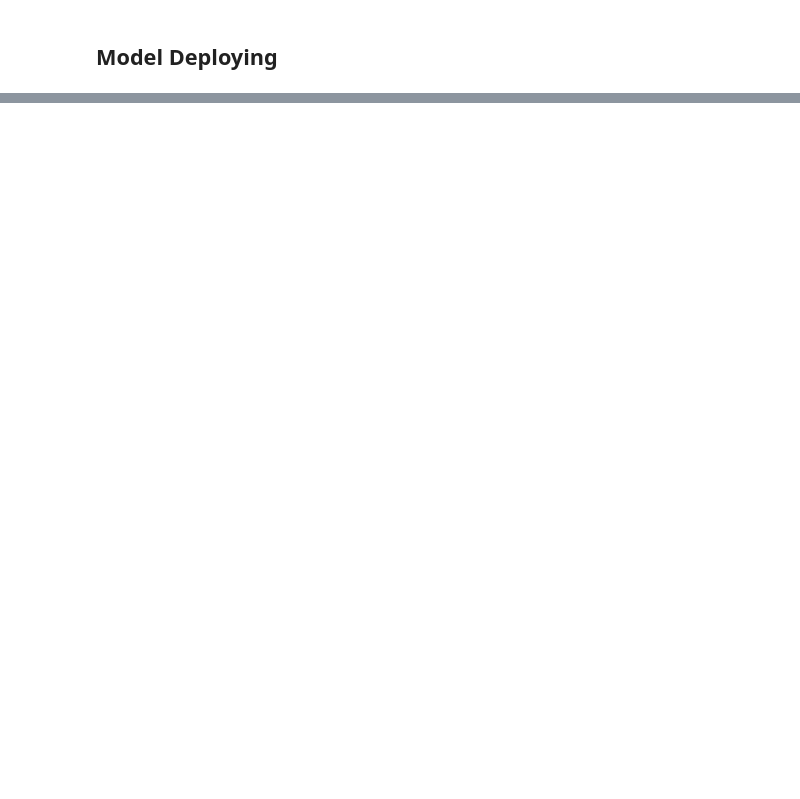
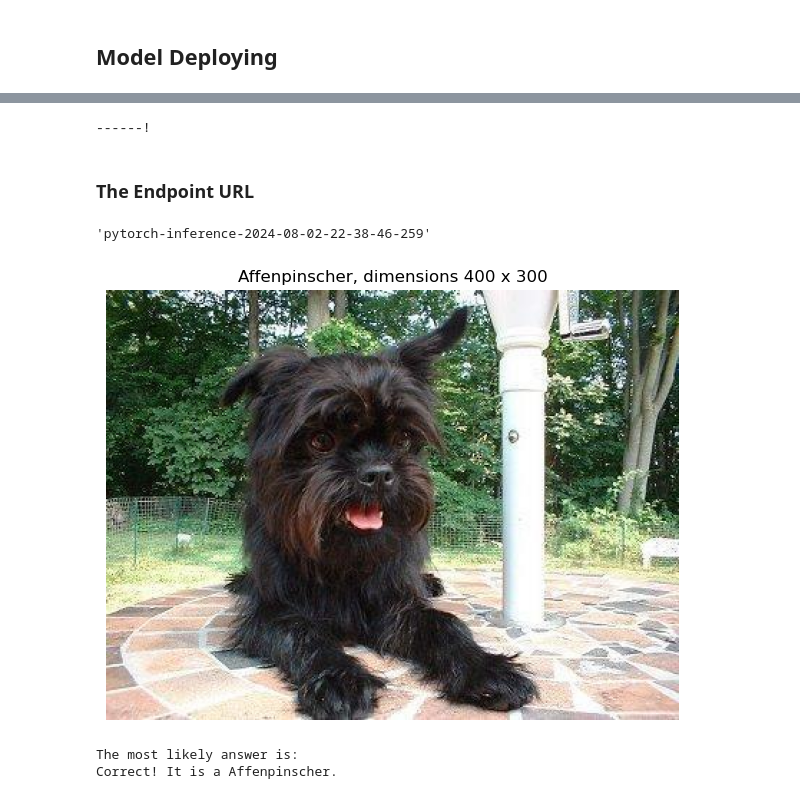
Before and after one commit to LesterFreamon/udacity-ml-aws, a Jupyter notebook: deploy_deep_learning_models_on_sagemaker/project_4/train_and_deploy.ipynb, the cells around one changed output, grey strips where cells are left out. Drawn from its saved outputs; the diff is of its cells as text; code cells hidden in the pictures; blank space fills up the shorter version.

Commit message:
first run

```diff
--- a/deploy_deep_learning_models_on_sagemaker/project_4/train_and_deploy.ipynb
+++ b/deploy_deep_learning_models_on_sagemaker/project_4/train_and_deploy.ipynb
@@ -525,0 +604,57 @@ response = predictor.predict(image)
+# %%
+predictor = predictor_model.deploy(initial_instance_count=1, instance_type='ml.m5.large')
+# %% [output]
+------!
+# %% [markdown]
+### The Endpoint URL
+# %%
+# find the endpoing
+predictor.endpoint_name
+# %% [output]
+'pytorch-inference-2024-08-02-22-38-46-259'
+# %%
+with open(first_path, "rb") as f:
+    img_bytes = f.read()
+# %%
+response=predictor.predict(img_bytes, initial_args={"ContentType": "image/jpeg"})
+# %%
+def predict_and_show(img_path: str, label_number: int, label_name: str, predictor: ImagePredictor) -> None:
+    """
+    Show image and prediction
+    """
+    with open(img_path, "rb") as f:
+        img_bytes = f.read()
+
+    # show image
+    image = mpimg.imread(img_path)
+
+    height, width, channels = image.shape
+
+    # not subplots
+    fig, axs = plt.subplots(1, 1)
+
+    # Display the image
+    axs.imshow(image)
+    axs.set_title(f'{label_name}, dimensions {width} x {height}')
+    axs.axis('off')
+
+    # Adjust layout
+    plt.tight_layout()
+    plt.show()
+
+    response=predictor.predict(img_bytes, initial_args={"ContentType": "image/jpeg"})
+
+    prediction_weights = list(zip(range(133), response[0]))
+    print('The most likely answer is: ')
+    likely_class_number = max(prediction_weights, key=lambda x: x[1])[0]
+    if likely_class_number == label_number:
+        print(f'Correct! It is a {label_name}.')
+    else:
+        print(f'Incorrect!')
+        print(likely_class_number)
+# %%
+predict_and_show(first_path, 0, 'Affenpinscher', predictor)
+# %% [output]
+[figure, added]
+The most likely answer is:
+Correct! It is a Affenpinscher.
```
Also changed, not shown: parts of 27 cells of this notebook, 1 other file.
